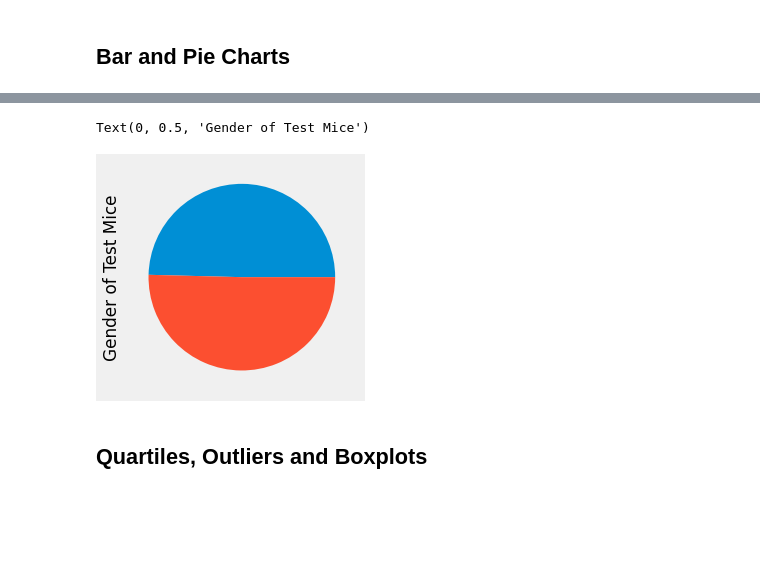
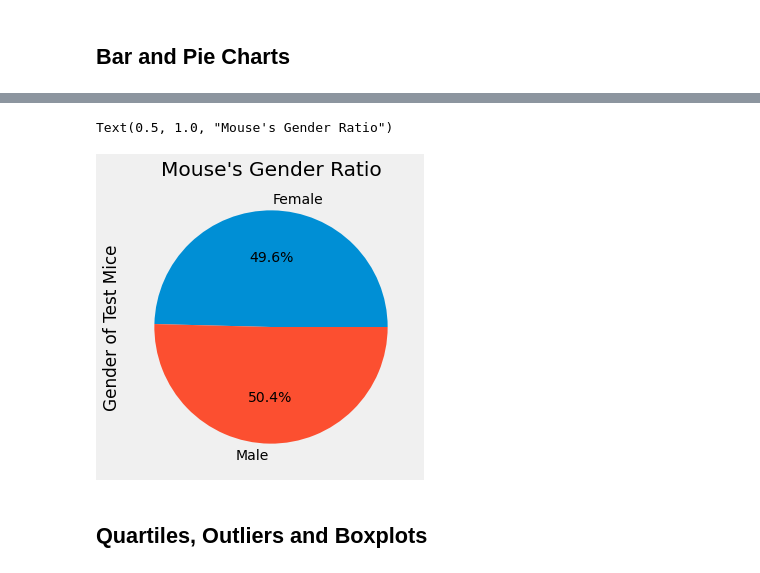
Before and after one commit to CBPher24/MatPlotLib_Challenge, a Jupyter notebook: Pymaceuticals/pymaceuticals_starter.ipynb, the cells around one changed output, grey strips where cells are left out. Saved outputs shown, nothing was run; the diff lists cells and outputs as text; code cells hidden in the pictures; blank space fills up the shorter version.

```diff
--- a/Pymaceuticals/pymaceuticals_starter.ipynb
+++ b/Pymaceuticals/pymaceuticals_starter.ipynb
@@ -194,10 +187,13 @@ Text(0, 0.5, 'Gender of Test Mice')
 # %%
 # Generate a pie plot showing the distribution of female versus male mice using pyplot
-plt.pie(lab_pie_cut["Mouse ID"])
+labels = ["Female", "Male"]
+plt.figure(figsize=(5,5))
+plt.pie(lab_pie_cut["Mouse ID"],labels=labels,autopct='%1.1f%%')
 plt.ylabel("Gender of Test Mice")
+plt.title("Mouse's Gender Ratio")
 # %% [output]
-Text(0, 0.5, 'Gender of Test Mice')
+Text(0.5, 1.0, "Mouse's Gender Ratio")
-[figure, old version]
+[figure, new version]
 # %% [markdown]
 ## Quartiles, Outliers and Boxplots
 # %%
```
Also changed, not shown: parts of 8 cells of this notebook.
